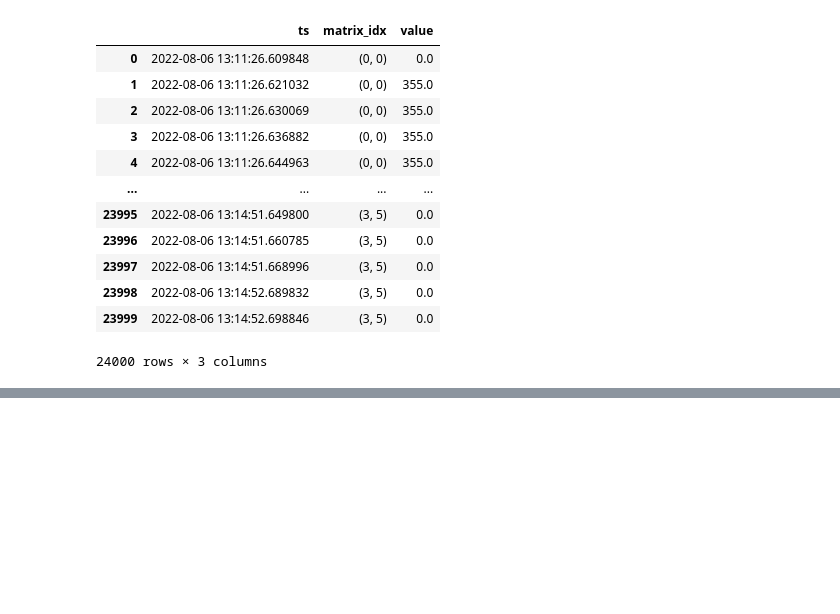
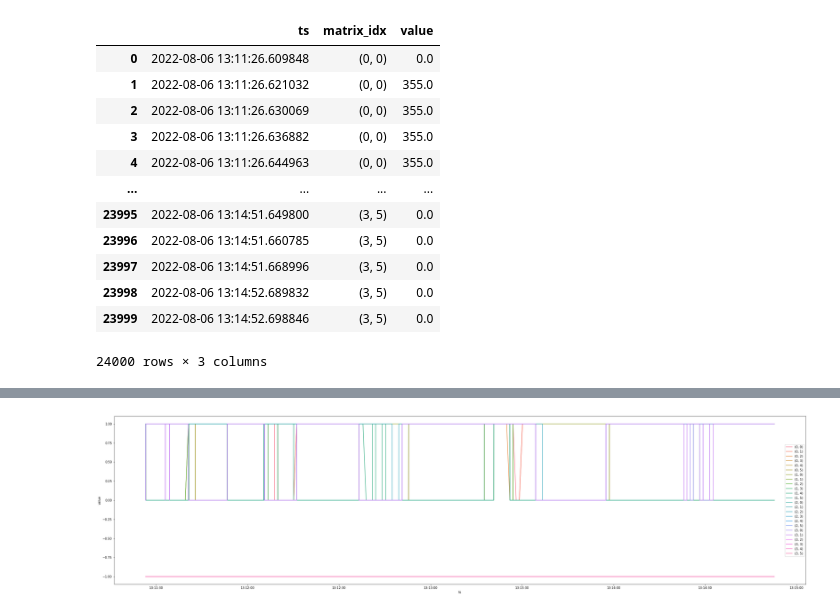
Before and after one commit to wuxmax/mensch-musik-maschine, a Jupyter notebook: raspi/sensor_testing/evaluation.ipynb, the cells around one changed output, grey strips where cells are left out. Saved outputs shown, nothing was run; the diff lists cells and outputs as text; code cells hidden in the pictures; blank space fills up the shorter version.

```diff
--- a/raspi/sensor_testing/evaluation.ipynb
+++ b/raspi/sensor_testing/evaluation.ipynb
@@ -45,5 +49,8 @@ sns.lineplot(ax=ax, data=df, x='ts', y='value')
 # %%
-fig, ax = plt.subplots(figsize=(40, 10))
-sns.lineplot(ax=ax, data=df, x='ts', y='value', hue='matrix_idx')
-plt.legend(loc="center right")
+def plot_without_markers(df):
+    fig, ax = plt.subplots(figsize=(40, 10))
+    sns.lineplot(ax=ax, data=df, x='ts', y='value', hue='matrix_idx')
+    plt.legend(loc="center right")
+
+plot_without_markers(df)
 # %% [output]
@@ -101,0 +159,4 @@ plot_with_shadow_markers(data, markers)
+# %%
+plot_without_markers(df_normalized)
+# %% [output]
+[figure, added]
```
Also changed, not shown: parts of 30 cells of this notebook, 11 other files.
